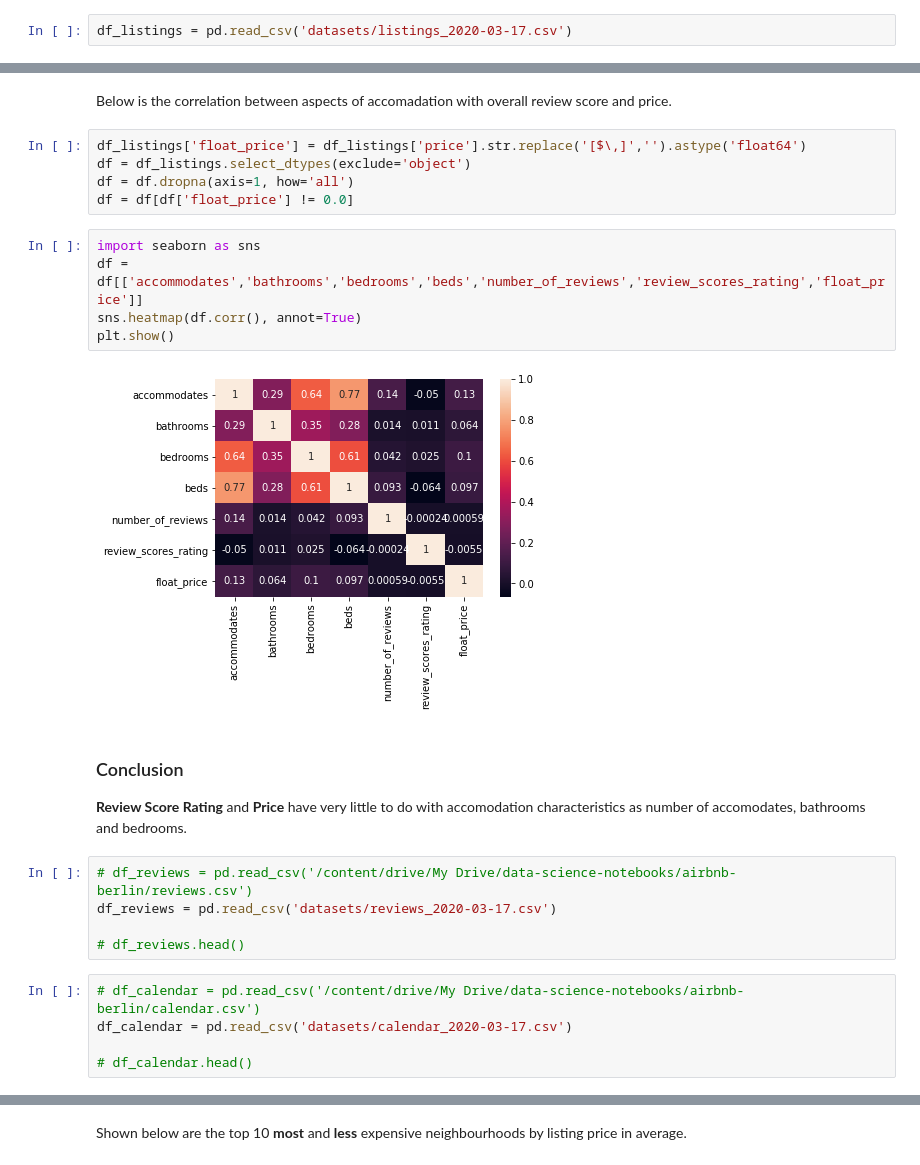
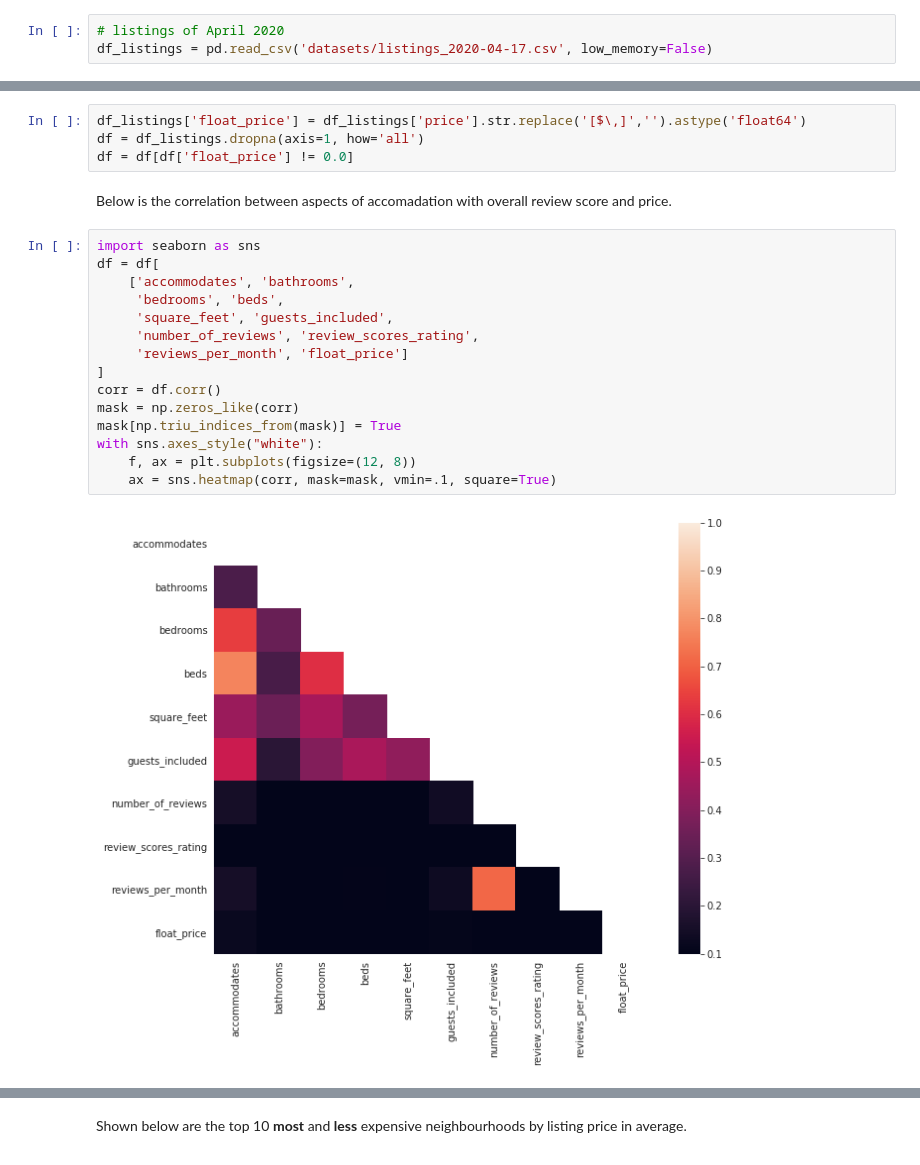
Before and after one commit to vitorarrais/data-science-notebooks, a Jupyter notebook: airbnb-berlin/airbnb-berlin.ipynb, the cells around one changed output, grey strips where cells are left out. Cells and saved outputs as stored; diff of their text form.

Commit message:
data analysis

```diff
--- a/airbnb-berlin/airbnb-berlin.ipynb
+++ b/airbnb-berlin/airbnb-berlin.ipynb
@@ -21,2 +16,3 @@ import matplotlib.pyplot as plt
 # %%
-df_listings = pd.read_csv('datasets/listings_2020-03-17.csv')
+# listings of April 2020
+df_listings = pd.read_csv('datasets/listings_2020-04-17.csv', low_memory=False)
@@ -23,28 +63,23 @@ df_listings = pd.read_csv('datasets/listings_2020-03-17.csv')
+# %%
+df_listings['float_price'] = df_listings['price'].str.replace('[$\,]','').astype('float64')
+df = df_listings.dropna(axis=1, how='all')
+df = df[df['float_price'] != 0.0]
 # %% [markdown]
 Below is the correlation between aspects of accomadation with overall review score and price.
-# %%
-df_listings['float_price'] = df_listings['price'].str.replace('[$\,]','').astype('float64')
-df = df_listings.select_dtypes(exclude='object')
-df = df.dropna(axis=1, how='all')
-df = df[df['float_price'] != 0.0]
 # %%
 import seaborn as sns
-df = df[['accommodates','bathrooms','bedrooms','beds','number_of_reviews','review_scores_rating','float_price']]
-sns.heatmap(df.corr(), annot=True)
-plt.show()
+df = df[
+    ['accommodates', 'bathrooms',
+     'bedrooms', 'beds',
+     'square_feet', 'guests_included',
+     'number_of_reviews', 'review_scores_rating',
+     'reviews_per_month', 'float_price']
+]
+corr = df.corr()
+mask = np.zeros_like(corr)
+mask[np.triu_indices_from(mask)] = True
+with sns.axes_style("white"):
+    f, ax = plt.subplots(figsize=(12, 8))
+    ax = sns.heatmap(corr, mask=mask, vmin=.1, square=True)
 # %% [output]
-[figure, old version]
+[figure, new version]
-# %% [markdown]
-### Conclusion
-
-**Review Score Rating** and **Price** have very little to do with accomodation characteristics as number of accomodates, bathrooms and bedrooms.
-# %%
-# df_reviews = pd.read_csv('/content/drive/My Drive/data-science-notebooks/airbnb-berlin/reviews.csv')
-df_reviews = pd.read_csv('datasets/reviews_2020-03-17.csv')
-
-# df_reviews.head()
-# %%
-# df_calendar = pd.read_csv('/content/drive/My Drive/data-science-notebooks/airbnb-berlin/calendar.csv')
-df_calendar = pd.read_csv('datasets/calendar_2020-03-17.csv')
-
-# df_calendar.head()
```
Also changed, not shown: parts of 36 cells of this notebook.
